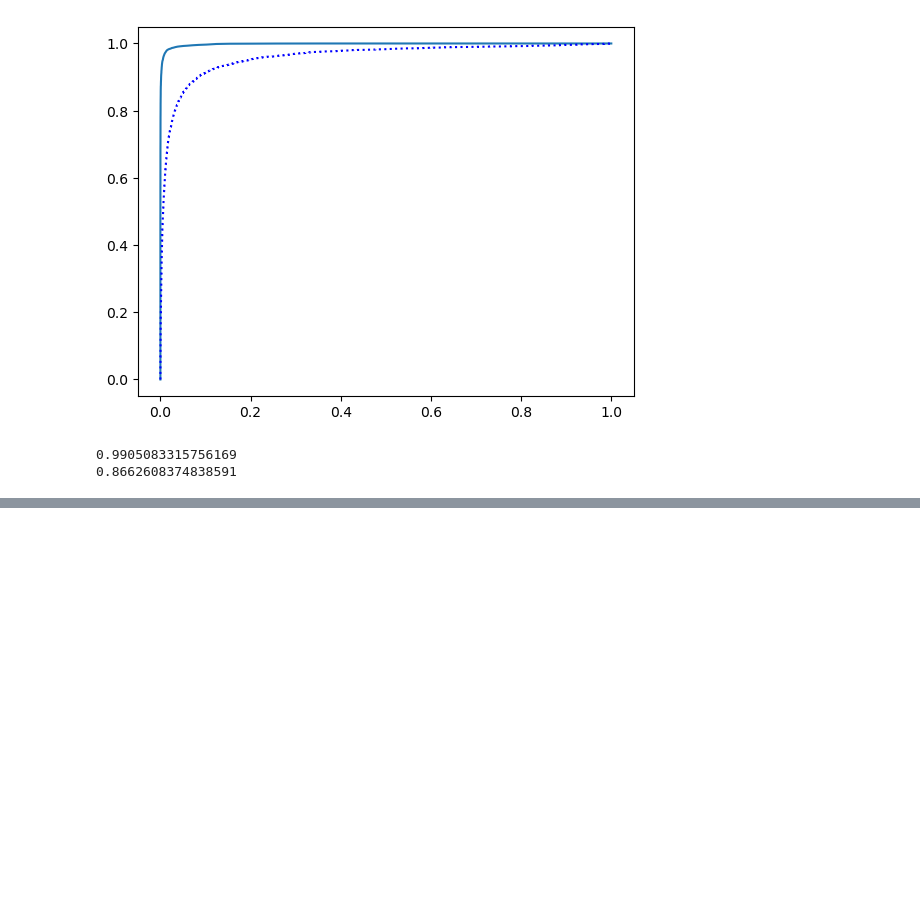
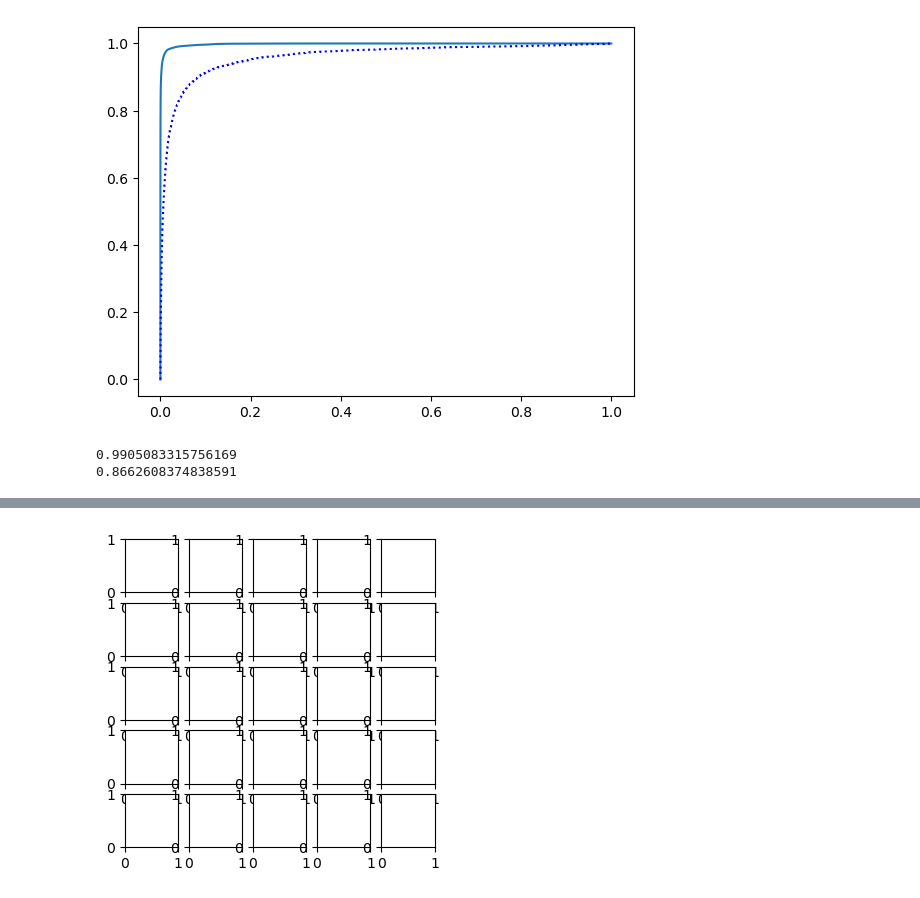
Before and after one commit to OlenaLievina/mnist-classifier, a Jupyter notebook: mnist_model_training.ipynb, the cells around one changed output, grey strips where cells are left out. Saved outputs shown, nothing was run; the diff lists cells and outputs as text; code cells hidden in the pictures; blank space fills up the shorter version.

```diff
--- a/mnist_model_training.ipynb
+++ b/mnist_model_training.ipynb
@@ -142,0 +167,19 @@ print(f1_score(y_train, scores, average='weighted'))
+# %%
+im_3, im_5 = 3, 5
+X_tn = [(y_train==im_3) & (y_train_pred==im_3)]
+X_fp = [(y_train==im_3) & (y_train_pred==im_5)]
+X_fn = [(y_train==im_5) & (y_train_pred==im_3)]
+X_tp = [(y_train==im_5) & (y_train_pred==im_5)]
+
+X_tn_sm, X_fp_mn, X_fn_sm, X_tp_mn = X_tn[:25], X_fp[:25], X_fn[:25], X_tp[:25]
+
+fig, axes = plt.subplots(5, 5 , figsize=(4, 4))
+
+def show_image(axes, images):
+    for idx, ax in enumerate(axes.flat):
+        adjusted_image = images[idx].reshape(28, 28)
+        ax.imshow(adjusted_image)
+        ax.axis('off')
+show_image()
+# %% [output]
+[figure, added]
```
Also changed, not shown: parts of 8 cells of this notebook.
